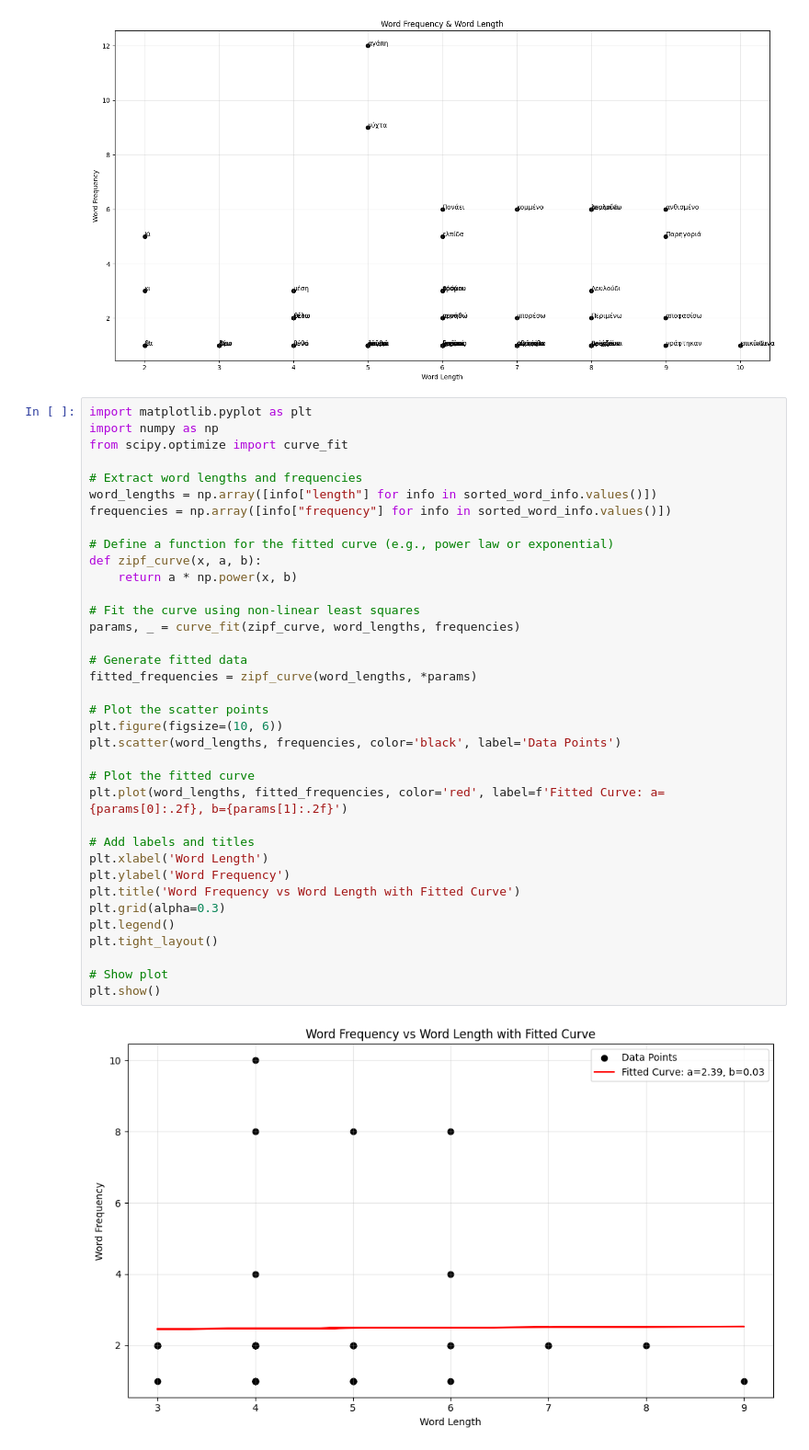
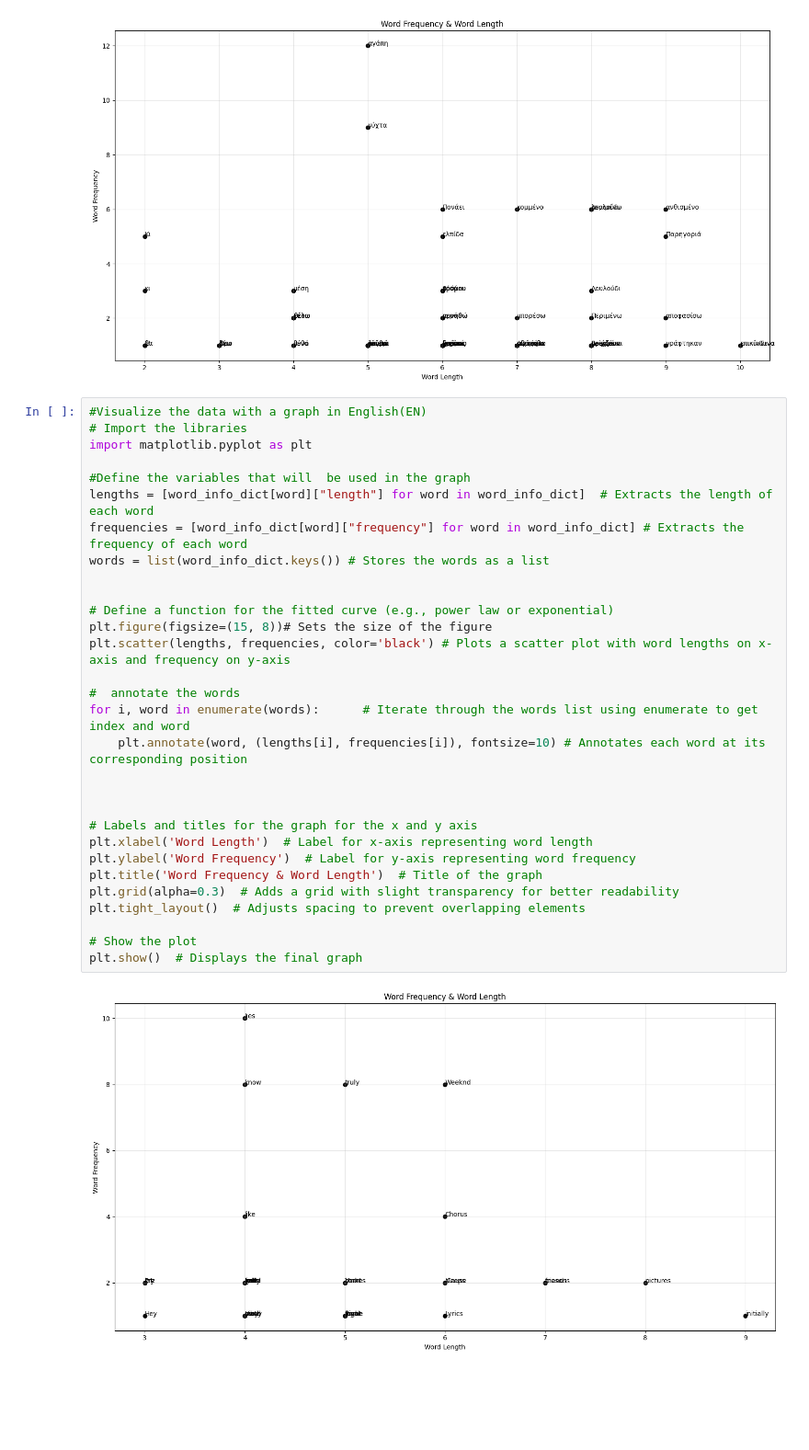
Before and after one commit to NikoletaPantelidou/NLP-Assignments, a Jupyter notebook: Exericise_1.ipynb, the cells around one changed output. Shown at 92% size. Cells and saved outputs as stored; diff of their text form; blank space fills up the shorter version.

```diff
--- a/Exericise_1.ipynb
+++ b/Exericise_1.ipynb
@@ -162,41 +163,35 @@ plt.tight_layout()
 plt.show()
 # %% [output]
 [figure]
-# %%
-import matplotlib.pyplot as plt
-import numpy as np
-from scipy.optimize import curve_fit
-
-# Extract word lengths and frequencies
-word_lengths = np.array([info["length"] for info in sorted_word_info.values()])
-frequencies = np.array([info["frequency"] for info in sorted_word_info.values()])
-
-# Define a function for the fitted curve (e.g., power law or exponential)
-def zipf_curve(x, a, b):
-    return a * np.power(x, b)
-
-# Fit the curve using non-linear least squares
-params, _ = curve_fit(zipf_curve, word_lengths, frequencies)
-
-# Generate fitted data
-fitted_frequencies = zipf_curve(word_lengths, *params)
-
-# Plot the scatter points
-plt.figure(figsize=(10, 6))
-plt.scatter(word_lengths, frequencies, color='black', label='Data Points')
-
-# Plot the fitted curve
-plt.plot(word_lengths, fitted_frequencies, color='red', label=f'Fitted Curve: a={params[0]:.2f}, b={params[1]:.2f}')
-
-# Add labels and titles
-plt.xlabel('Word Length')
-plt.ylabel('Word Frequency')
-plt.title('Word Frequency vs Word Length with Fitted Curve')
-plt.grid(alpha=0.3)
-plt.legend()
-plt.tight_layout()
-
-# Show plot
-plt.show()
-# %% [output]
-[figure, removed]
+# %%
+#Visualize the data with a graph in English(EN)
+# Import the libraries
+import matplotlib.pyplot as plt
+
+#Define the variables that will  be used in the graph
+lengths = [word_info_dict[word]["length"] for word in word_info_dict]  # Extracts the length of each word
+frequencies = [word_info_dict[word]["frequency"] for word in word_info_dict] # Extracts the frequency of each word
+words = list(word_info_dict.keys()) # Stores the words as a list
+
+
+# Define a function for the fitted curve (e.g., power law or exponential)
+plt.figure(figsize=(15, 8))# Sets the size of the figure
+plt.scatter(lengths, frequencies, color='black') # Plots a scatter plot with word lengths on x-axis and frequency on y-axis
+
+#  annotate the words
+for i, word in enumerate(words):      # Iterate through the words list using enumerate to get index and word
+    plt.annotate(word, (lengths[i], frequencies[i]), fontsize=10) # Annotates each word at its corresponding position
+
+
+
+# Labels and titles for the graph for the x and y axis
+plt.xlabel('Word Length')  # Label for x-axis representing word length
+plt.ylabel('Word Frequency')  # Label for y-axis representing word frequency
+plt.title('Word Frequency & Word Length')  # Title of the graph
+plt.grid(alpha=0.3)  # Adds a grid with slight transparency for better readability
+plt.tight_layout()  # Adjusts spacing to prevent overlapping elements
+
+# Show the plot
+plt.show()  # Displays the final graph
+# %% [output]
+[figure, added]
```
Also changed, not shown: parts of 2 cells of this notebook.
